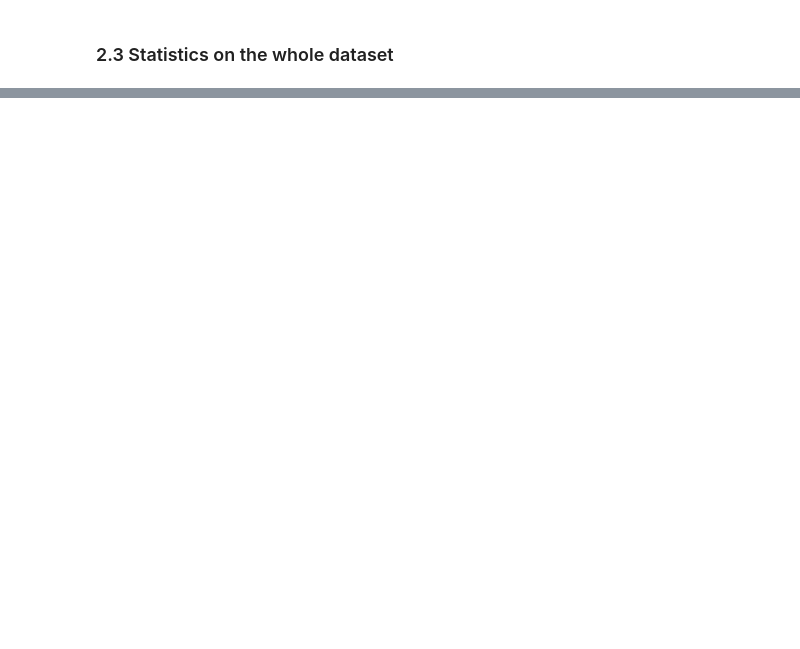
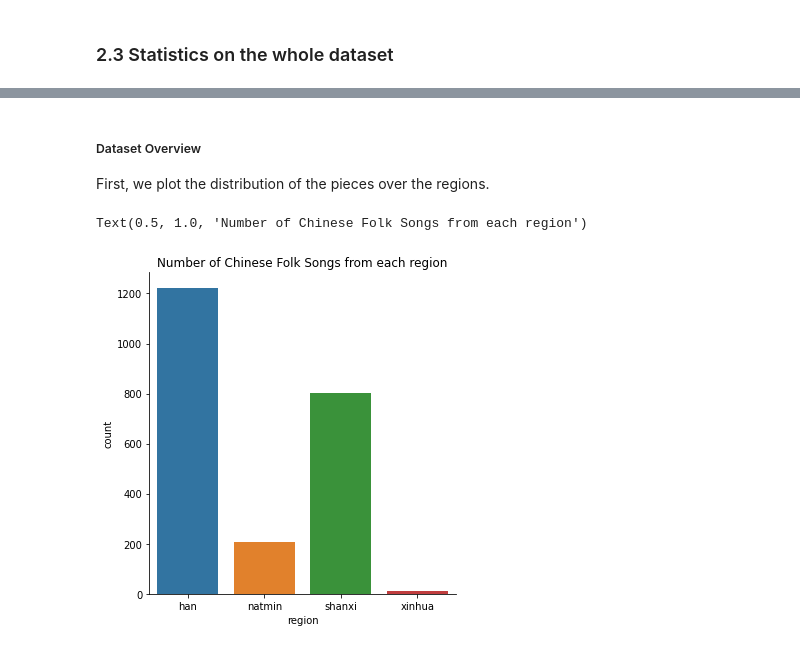
Before and after one commit to ravinitheshreddy/Digital-Musicology-Project, a Jupyter notebook: milestone2.ipynb, the cells around one changed output, grey strips where cells are left out. Drawn from its saved outputs; the diff is of its cells as text; code cells hidden in the pictures; blank space fills up the shorter version.

```diff
--- a/milestone2.ipynb
+++ b/milestone2.ipynb
@@ -183,0 +293,10 @@ CFS_df
+# %% [markdown]
+##### Dataset Overview
+
+First, we plot the distribution of the pieces over the regions.
+# %%
+sns.catplot(x="region", kind="count", data=CFS_full)
+plt.title("Number of Chinese Folk Songs from each region")
+# %% [output]
+Text(0.5, 1.0, 'Number of Chinese Folk Songs from each region')
+[figure, added]
```
Also changed, not shown: parts of 64 cells of this notebook.
